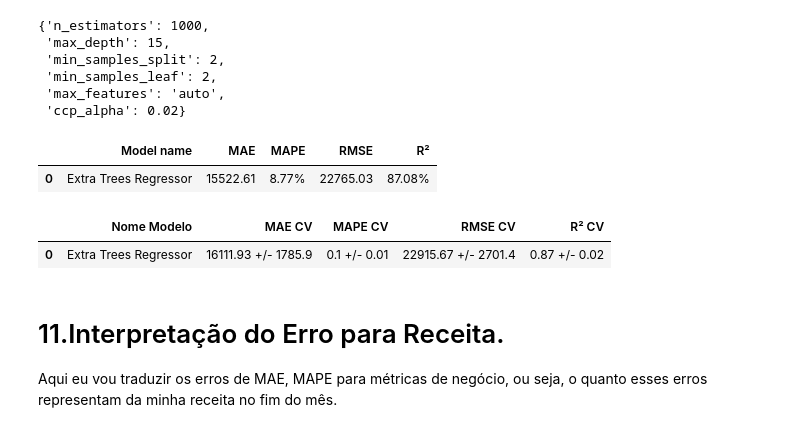
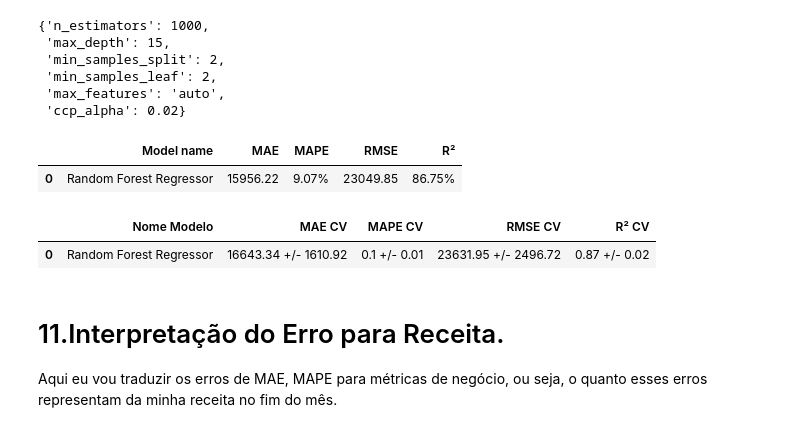
Before and after one commit to Guilherme-lima-ds/Project_House_Predict_Price, a Jupyter notebook: Project_house_prices_Oitava_Etapa_Interpretação_Do_Erro_Para_Receita.ipynb, the cells around one changed output. Cells and saved outputs as stored; diff of their text form; code cells hidden in the pictures.

```diff
--- a/Project_house_prices_Oitava_Etapa_Interpretação_Do_Erro_Para_Receita.ipynb
+++ b/Project_house_prices_Oitava_Etapa_Interpretação_Do_Erro_Para_Receita.ipynb
@@ -1117,31 +1117,31 @@ best_params
  'ccp_alpha': 0.02}
 # %%
 #Model With best Paramns
-extra_trees_hp = ExtraTreesRegressor(n_estimators=1000,
+Random_Forest_Regressor_hp = RandomForestRegressor(n_estimators=1000,
                               max_depth=15,
                               min_samples_split=2,
                               min_samples_leaf=2,
                               max_features='auto',
                               ccp_alpha=0.02,
                               random_state=32 )
 
 #Traning Model
-extra_trees_hp.fit(X_train,y_train)
+Random_Forest_Regressor_hp.fit(X_train,y_train)
 
 #Predict
-previsao_ex_hp = extra_trees_hp.predict(X_test)
+previsao_rf_hp = Random_Forest_Regressor_hp.predict(X_test)
 
 #Perfomance - Sample
-avaliar_modelo('Extra Trees Regressor',y_test,previsao_ex_hp)
+avaliar_modelo('Random Forest Regressor',y_test,previsao_rf_hp)
 # %% [output]
 |  | Model name | MAE | MAPE | RMSE | R² |
-| 0 | Extra Trees Regressor | 15522.61 | 8.77% | 22765.03 | 87.08% |
+| 0 | Random Forest Regressor | 15956.22 | 9.07% | 23049.85 | 86.75% |
 # %%
 #Perfomance - Cross Validation
-cross_validation('Extra Trees Regressor',extra_trees_hp,5,X_train,y_train)
+cross_validation('Random Forest Regressor',Random_Forest_Regressor_hp,5,X_train,y_train)
 # %% [output]
 |  | Nome Modelo | MAE CV | MAPE CV | RMSE CV | R² CV |
-| 0 | Extra Trees Regressor | 16111.93 +/- 1785.9 | 0.1 +/- 0.01 | 22915.67 +/- 2701.4 | 0.87 +/- 0.02 |
+| 0 | Random Forest Regressor | 16643.34 +/- 1610.92 | 0.1 +/- 0.01 | 23631.95 +/- 2496.72 | 0.87 +/- 0.02 |
 # %% [markdown]
 # 11.Interpretação do Erro para Receita.
 Aqui eu vou traduzir os erros de MAE, MAPE para métricas de negócio, ou seja, o quanto esses erros representam da minha receita no fim do mês.
```
Also changed, not shown: parts of 11 cells of this notebook.
